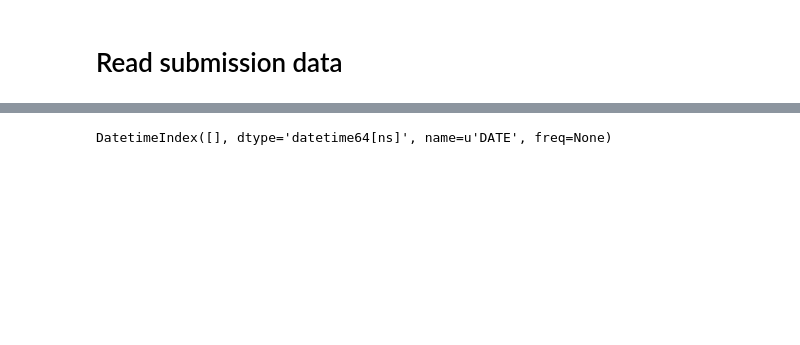
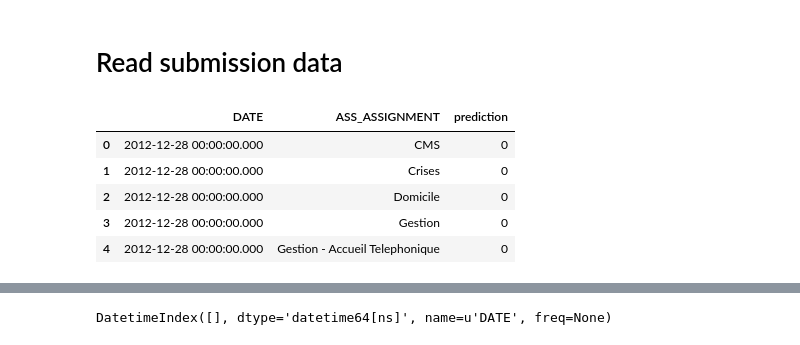
Before and after one commit to zhengying-liu/axa-data-challenge-yellow, a Jupyter notebook: challenge_chia-man.ipynb, the cells around one changed output, grey strips where cells are left out. Saved outputs shown, nothing was run; the diff lists cells and outputs as text; code cells hidden in the pictures; blank space fills up the shorter version.

```diff
--- a/challenge_chia-man.ipynb
+++ b/challenge_chia-man.ipynb
@@ -113,5 +145,14 @@ get_best_constant(df.iloc[10])
 # Read submission data
 # %%
 sub = pd.read_csv('data/submission.txt', sep='\t')
+# %%
+sub.head()
+# %% [output]
+|  | DATE | ASS_ASSIGNMENT | prediction |
+| 0 | 2012-12-28 00:00:00.000 | CMS | 0 |
+| 1 | 2012-12-28 00:00:00.000 | Crises | 0 |
+| 2 | 2012-12-28 00:00:00.000 | Domicile | 0 |
+| 3 | 2012-12-28 00:00:00.000 | Gestion | 0 |
+| 4 | 2012-12-28 00:00:00.000 | Gestion - Accueil Telephonique | 0 |
 # %%
 sub.DATE = pd.to_datetime(sub.DATE)
```
Also changed, not shown: parts of 35 cells of this notebook.
